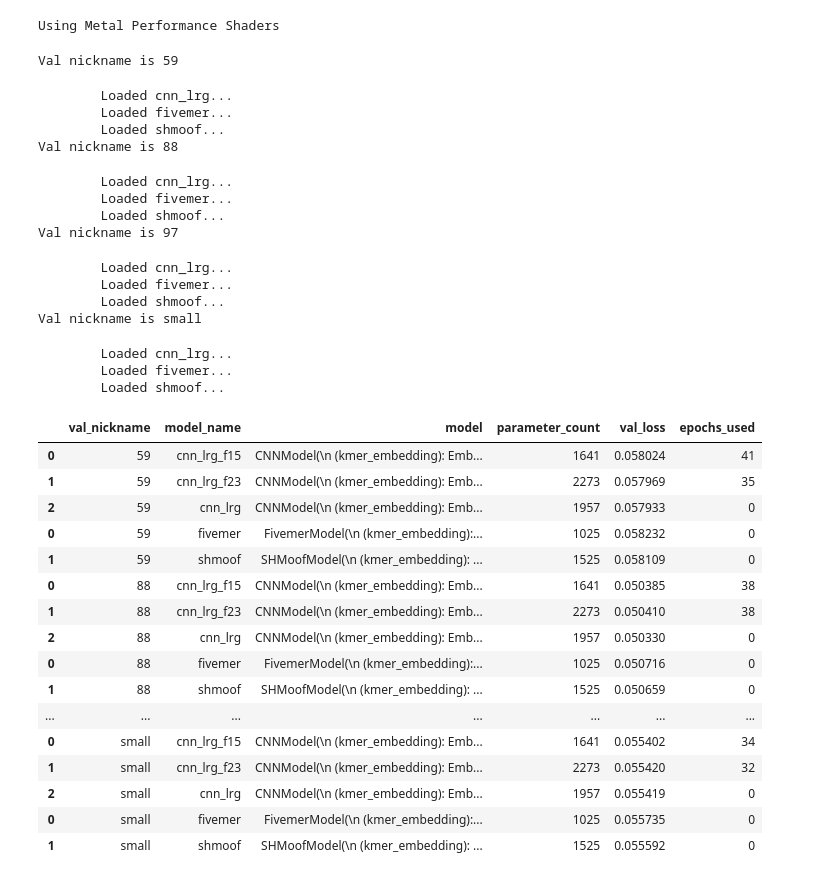
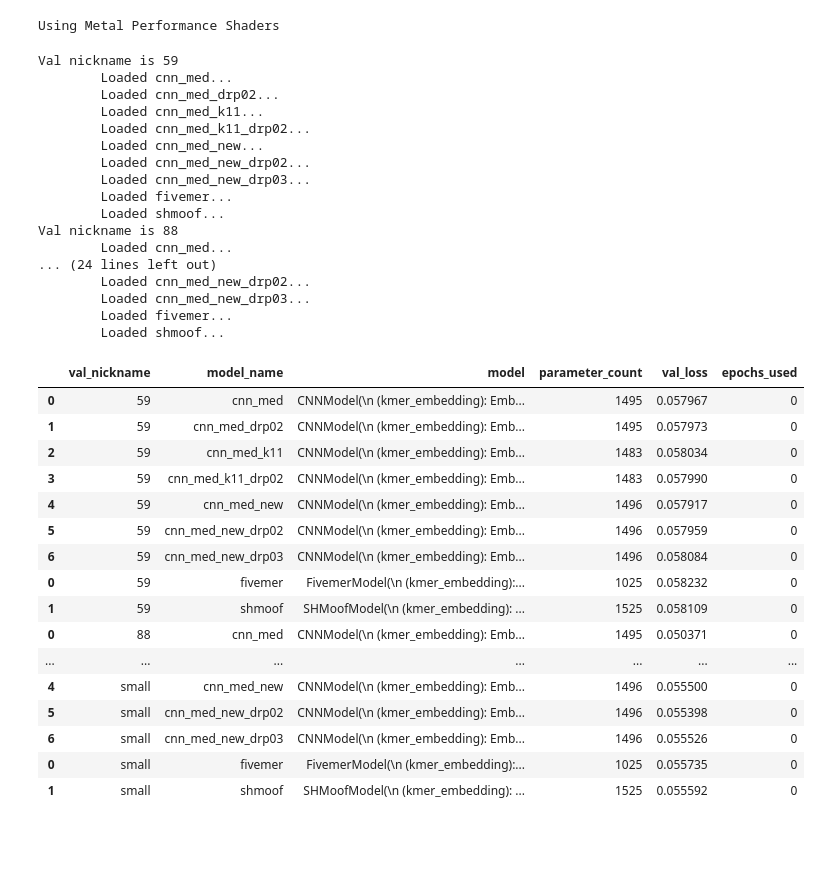
Before and after one commit to matsengrp/thrifty-experiments-1, a Jupyter notebook: human/model_comparison.ipynb, the cells around one changed output. Drawn from its saved outputs; the diff is of its cells as text; code cells hidden in the pictures; blank space fills up the shorter version.

```diff
--- a/human/model_comparison.ipynb
+++ b/human/model_comparison.ipynb
@@ -91,65 +91,72 @@ for nickname in val_nicknames:
     }
 
     model_instances_3 = {
-        "cnn_lrg_f15": models.CNNModel(kmer_length=3, embedding_dim=7, filter_count=15, kernel_size=11, dropout_rate=0.3),
-        "cnn_lrg_f23": models.CNNModel(kmer_length=3, embedding_dim=7, filter_count=23, kernel_size=11, dropout_rate=0.3),
-        "cnn_lrg": models.CNNModel(kmer_length=3, embedding_dim=7, filter_count=19, kernel_size=11, dropout_rate=0.3),
+        "cnn_med": models.CNNModel(kmer_length=3, embedding_dim=9, filter_count=9, kernel_size=11, dropout_rate=0.1),
+        "cnn_med_drp02": models.CNNModel(kmer_length=3, embedding_dim=9, filter_count=9, kernel_size=11, dropout_rate=0.2),
+        "cnn_med_k11": models.CNNModel(kmer_length=3, embedding_dim=7, filter_count=13, kernel_size=11, dropout_rate=0.3),
+        "cnn_med_k11_drp02": models.CNNModel(kmer_length=3, embedding_dim=7, filter_count=13, kernel_size=11, dropout_rate=0.2),
+        "cnn_med_new": models.CNNModel(kmer_length=3, embedding_dim=7, filter_count=16, kernel_size=9, dropout_rate=0.1),
+        "cnn_med_new_drp02": models.CNNModel(kmer_length=3, embedding_dim=7, filter_count=16, kernel_size=9, dropout_rate=0.2),
+        "cnn_med_new_drp03": models.CNNModel(kmer_length=3, embedding_dim=7, filter_count=16, kernel_size=9, dropout_rate=0.3),
+        # "cnn_med_k9d6": models.CNNModel(kmer_length=3, embedding_dim=6, filter_count=20, kernel_size=9, dropout_rate=0.2),
+        # "cnn_med_k9d6_drp03": models.CNNModel(kmer_length=3, embedding_dim=6, filter_count=20, kernel_size=9, dropout_rate=0.3),
     }
 
     model_instances_5 = {
         "fivemer": models.FivemerModel(kmer_length=5),
         "shmoof": models.SHMoofModel(kmer_length=5, site_count=site_count),
     }
 
     comparison_df = \
         pd.concat([# comparison_of_data(model_instances_1, train_dataset_1, val_dataset_1),
                    comparison_of_data(model_instances_3, train_dataset_3, val_dataset_3),
                    comparison_of_data(model_instances_5, train_dataset_5, val_dataset_5)
                 ])
     comparison_df["val_nickname"] = nickname
 
     # make val_nickname the first column
     cols = comparison_df.columns.tolist()
     cols = cols[-1:] + cols[:-1]
     comparison_df = comparison_df[cols]
 
     comparison_dfs.append(comparison_df)
 
 final_df = pd.concat(comparison_dfs)
 final_df.to_csv(f"_ignore/model_comparison_{framework.timestamp_str()}.csv", index=False)
 final_df
 # %% [output]
 Val nickname is 59
+        Loaded cnn_med...
+        Loaded cnn_med_drp02...
+        Loaded cnn_med_k11...
+        Loaded cnn_med_k11_drp02...
+        Loaded cnn_med_new...
+        Loaded cnn_med_new_drp02...
+        Loaded cnn_med_new_drp03...
+        Loaded fivemer...
+        Loaded shmoof...
+Val nickname is 88
+        Loaded cnn_med...
+... (24 lines left out)
+        Loaded cnn_med_new_drp02...
+        Loaded cnn_med_new_drp03...
+        Loaded fivemer...
+        Loaded shmoof...
-        Loaded cnn_lrg...
-        Loaded fivemer...
-        Loaded shmoof...
-Val nickname is 88
-        Loaded cnn_lrg...
-        Loaded fivemer...
-        Loaded shmoof...
-Val nickname is 97
-        Loaded cnn_lrg...
-        Loaded fivemer...
-        Loaded shmoof...
-Val nickname is small
-        Loaded cnn_lrg...
-        Loaded fivemer...
-        Loaded shmoof...
 |  | val_nickname | model_name | model | parameter_count | val_loss | epochs_used |
-| 0 | 59 | cnn_lrg_f15 | CNNModel(\n (kmer_embedding): Emb... | 1641 | 0.058024 | 41 |
-| 1 | 59 | cnn_lrg_f23 | CNNModel(\n (kmer_embedding): Emb... | 2273 | 0.057969 | 35 |
-| 2 | 59 | cnn_lrg | CNNModel(\n (kmer_embedding): Emb... | 1957 | 0.057933 | 0 |
+| 0 | 59 | cnn_med | CNNModel(\n (kmer_embedding): Emb... | 1495 | 0.057967 | 0 |
+| 1 | 59 | cnn_med_drp02 | CNNModel(\n (kmer_embedding): Emb... | 1495 | 0.057973 | 0 |
+| 2 | 59 | cnn_med_k11 | CNNModel(\n (kmer_embedding): Emb... | 1483 | 0.058034 | 0 |
+| 3 | 59 | cnn_med_k11_drp02 | CNNModel(\n (kmer_embedding): Emb... | 1483 | 0.057990 | 0 |
+| 4 | 59 | cnn_med_new | CNNModel(\n (kmer_embedding): Emb... | 1496 | 0.057917 | 0 |
+| 5 | 59 | cnn_med_new_drp02 | CNNModel(\n (kmer_embedding): Emb... | 1496 | 0.057959 | 0 |
+| 6 | 59 | cnn_med_new_drp03 | CNNModel(\n (kmer_embedding): Emb... | 1496 | 0.058084 | 0 |
 | 0 | 59 | fivemer | FivemerModel(\n (kmer_embedding):... | 1025 | 0.058232 | 0 |
 | 1 | 59 | shmoof | SHMoofModel(\n (kmer_embedding): ... | 1525 | 0.058109 | 0 |
-| 0 | 88 | cnn_lrg_f15 | CNNModel(\n (kmer_embedding): Emb... | 1641 | 0.050385 | 38 |
-| 1 | 88 | cnn_lrg_f23 | CNNModel(\n (kmer_embedding): Emb... | 2273 | 0.050410 | 38 |
-| 2 | 88 | cnn_lrg | CNNModel(\n (kmer_embedding): Emb... | 1957 | 0.050330 | 0 |
-| 0 | 88 | fivemer | FivemerModel(\n (kmer_embedding):... | 1025 | 0.050716 | 0 |
-| 1 | 88 | shmoof | SHMoofModel(\n (kmer_embedding): ... | 1525 | 0.050659 | 0 |
+| 0 | 88 | cnn_med | CNNModel(\n (kmer_embedding): Emb... | 1495 | 0.050371 | 0 |
 | ... | ... | ... | ... | ... | ... | ... |
-| 0 | small | cnn_lrg_f15 | CNNModel(\n (kmer_embedding): Emb... | 1641 | 0.055402 | 34 |
-| 1 | small | cnn_lrg_f23 | CNNModel(\n (kmer_embedding): Emb... | 2273 | 0.055420 | 32 |
-| 2 | small | cnn_lrg | CNNModel(\n (kmer_embedding): Emb... | 1957 | 0.055419 | 0 |
+| 4 | small | cnn_med_new | CNNModel(\n (kmer_embedding): Emb... | 1496 | 0.055500 | 0 |
+| 5 | small | cnn_med_new_drp02 | CNNModel(\n (kmer_embedding): Emb... | 1496 | 0.055398 | 0 |
+| 6 | small | cnn_med_new_drp03 | CNNModel(\n (kmer_embedding): Emb... | 1496 | 0.055526 | 0 |
 | 0 | small | fivemer | FivemerModel(\n (kmer_embedding):... | 1025 | 0.055735 | 0 |
 | 1 | small | shmoof | SHMoofModel(\n (kmer_embedding): ... | 1525 | 0.055592 | 0 |
 # %%
```
Also changed, not shown: parts of 4 cells of this notebook.
